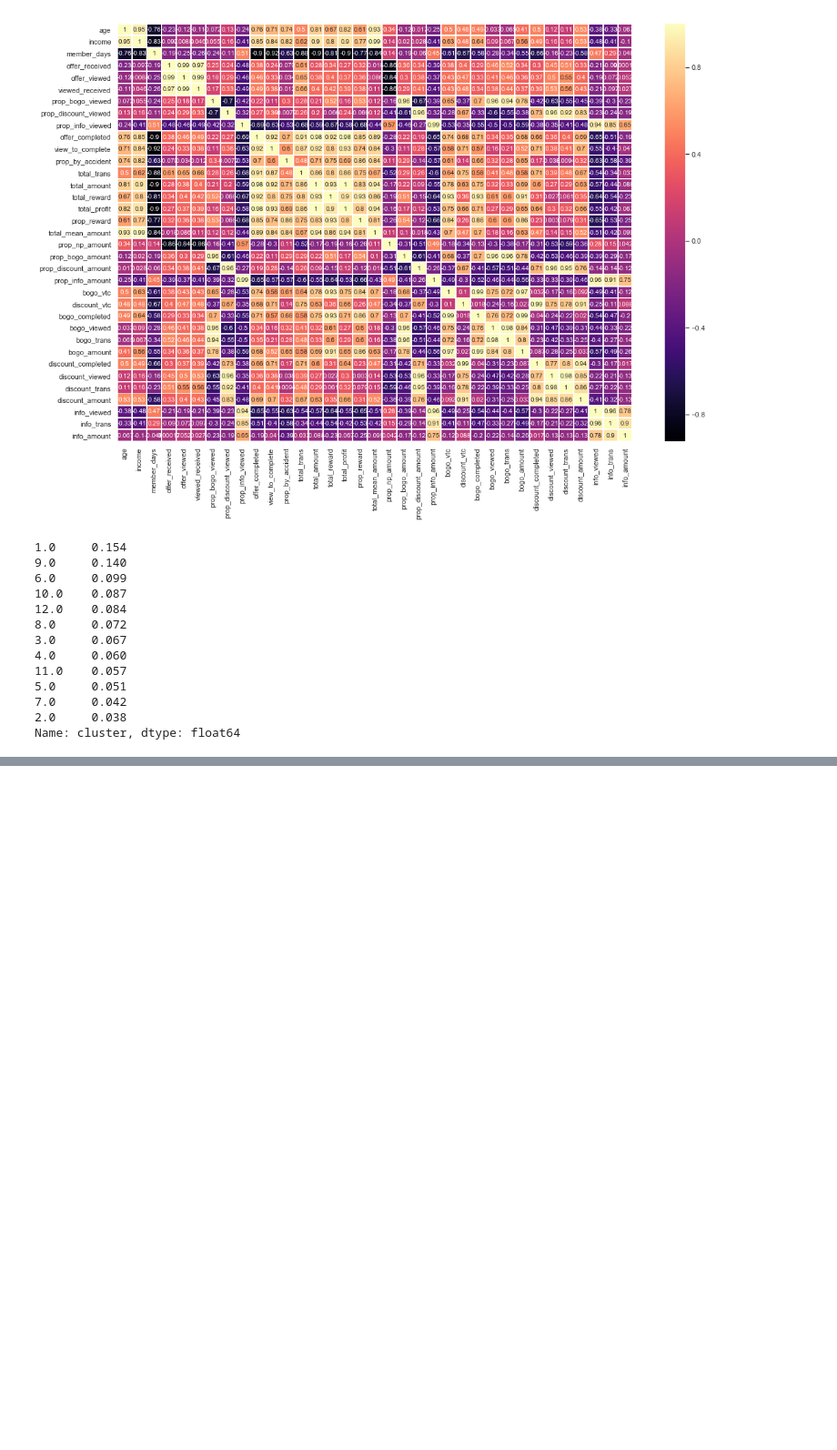
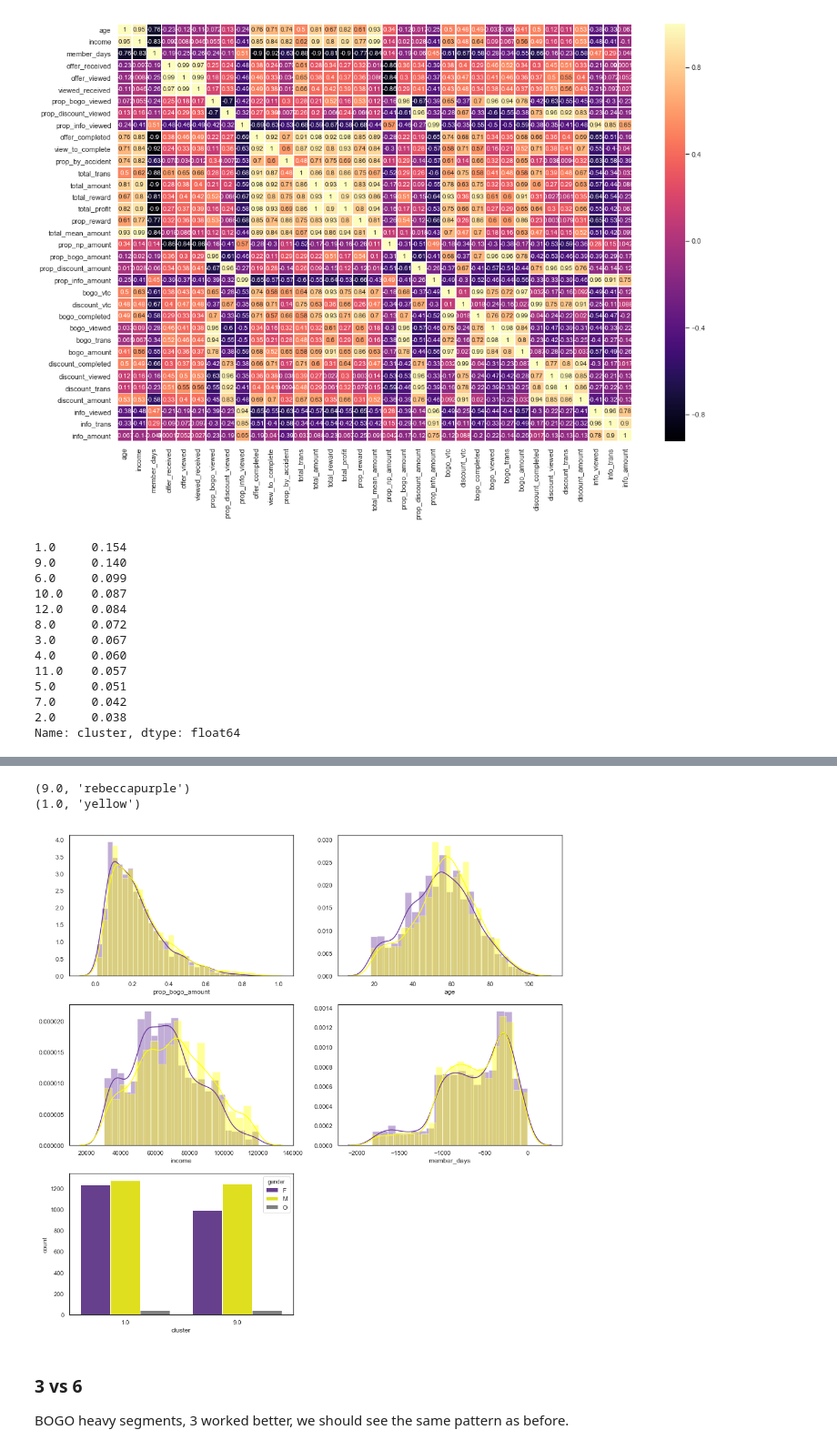
Before and after one commit to rbuerki/segmentation-challenge-starbucks, a Jupyter notebook: 5-analyze_clusters.ipynb, the cells around one changed output, grey strips where cells are left out. Shown at 91% size. Saved outputs shown, nothing was run; the diff lists cells and outputs as text; code cells hidden in the pictures; blank space fills up the shorter version.

```diff
--- a/5-analyze_clusters.ipynb
+++ b/5-analyze_clusters.ipynb
@@ -234,0 +263,9 @@ sns.scatterplot(x='income', y='member_days', hue='gender', data=seg_5_12.loc[seg
+# %%
+"""create dataframe containing segments of interst only, drop NaN"""
+
+seg_1_9 = profile_clusters.copy().loc[profile_clusters['cluster'].isin([1, 9])]
+seg_1_9.dropna(how = 'any', inplace=True)
+
+# check results
+print("length: ", len(seg_1_9))
+display(seg_1_9.groupby(['cluster']).mean())
@@ -234,0 +278,11 @@ sns.scatterplot(x='income', y='member_days', hue='gender', data=seg_5_12.loc[seg
+# %%
+# create plots
+plot_cluster_demographics(seg_1_9, cols=cols)
+# %% [output]
+(9.0, 'rebeccapurple')
+(1.0, 'yellow')
+[figure, added]
+# %% [markdown]
+### 3 vs 6
+
+BOGO heavy segments, 3 worked better, we should see the same pattern as before.
```
Also changed, not shown: parts of 19 cells of this notebook, 7 other files.
